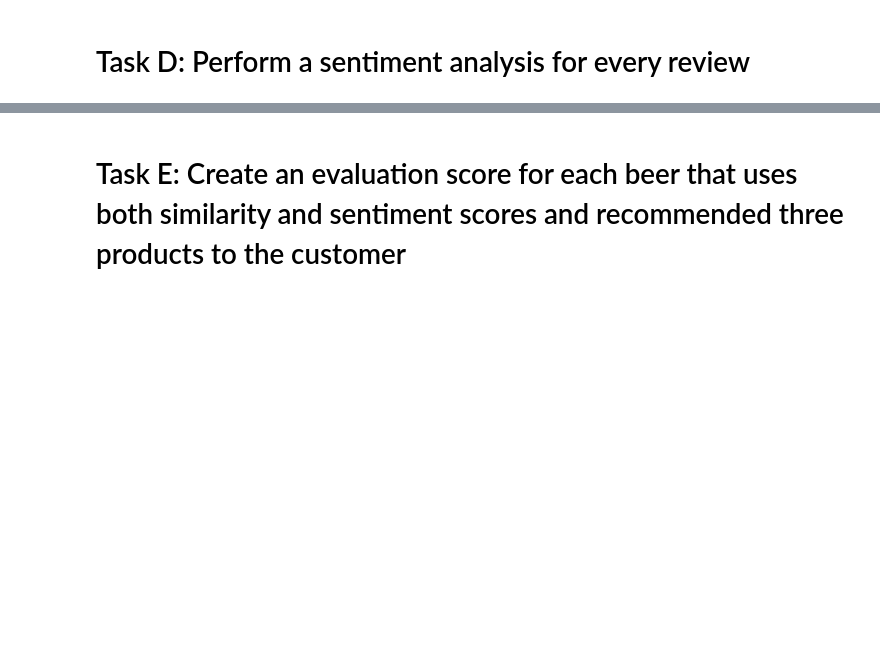
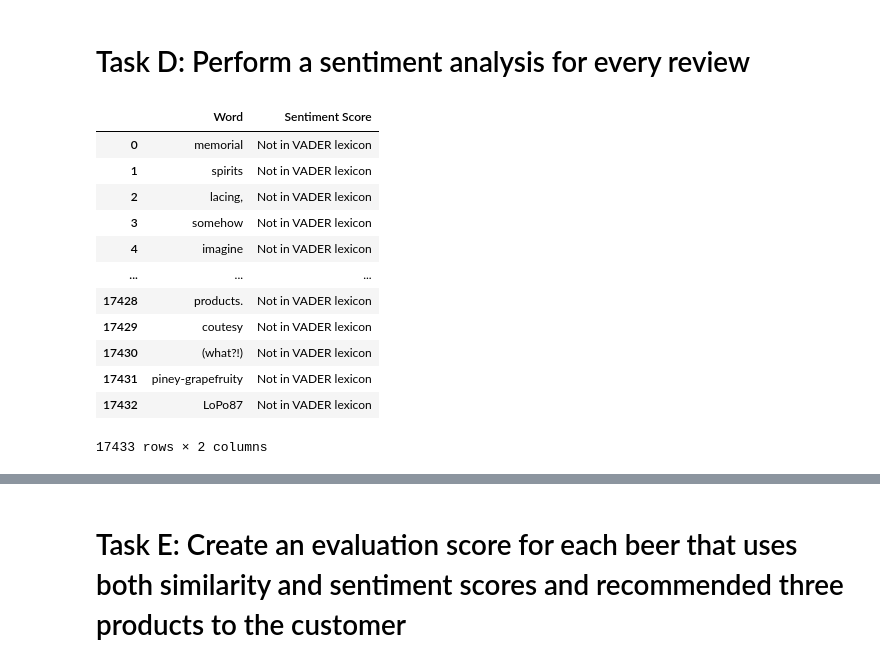
Before and after one commit to CarsonJMullen/Unstructured-Data-Analytics, a Jupyter notebook: Assignment 2/Crowdsourced Recommender System.ipynb, the cells around one changed output, grey strips where cells are left out. Drawn from its saved outputs; the diff is of its cells as text; code cells hidden in the pictures; blank space fills up the shorter version.

```diff
--- a/Assignment 2/Crowdsourced Recommender System.ipynb
+++ b/Assignment 2/Crowdsourced Recommender System.ipynb
@@ -476,3 +482,34 @@ lift_matrix
     # and similarity_score
 # %% [markdown]
 # Task D: Perform a sentiment analysis for every review
+# %%
+# Viewing sentiment scores for each word in the reviews to determine if alterations are needed
+
+analyzer = SentimentIntensityAnalyzer()
+
+all_reviews = ' '.join(df['product_review'].tolist())
+words = set(all_reviews.split())
+
+word_scores = {}
+
+for word in words:
+    if word in analyzer.lexicon:
+        word_scores[word] = analyzer.lexicon[word]
+    else:
+        word_scores[word] = 'Not in VADER lexicon'
+
+word_scores_df = pd.DataFrame(list(word_scores.items()), columns=['Word', 'Sentiment Score'])
+# %% [output]
+|  | Word | Sentiment Score |
+| 0 | memorial | Not in VADER lexicon |
+| 1 | spirits | Not in VADER lexicon |
+| 2 | lacing, | Not in VADER lexicon |
+| 3 | somehow | Not in VADER lexicon |
+| 4 | imagine | Not in VADER lexicon |
+| ... | ... | ... |
+| 17428 | products. | Not in VADER lexicon |
+| 17429 | coutesy | Not in VADER lexicon |
+| 17430 | (what?!) | Not in VADER lexicon |
+| 17431 | piney-grapefruity | Not in VADER lexicon |
+| 17432 | LoPo87 | Not in VADER lexicon |
+17433 rows × 2 columns
```
Also changed, not shown: parts of 14 cells of this notebook, 2 other files.
